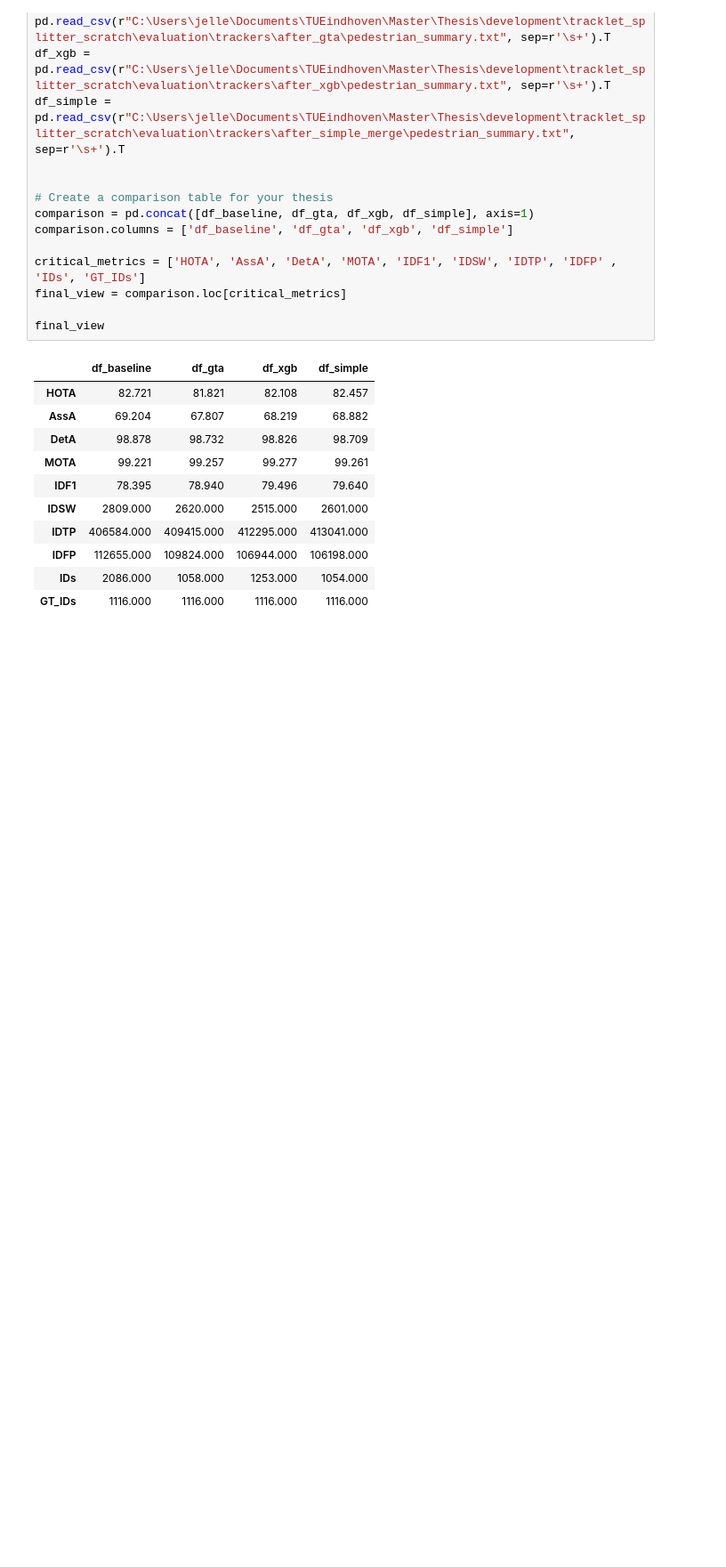
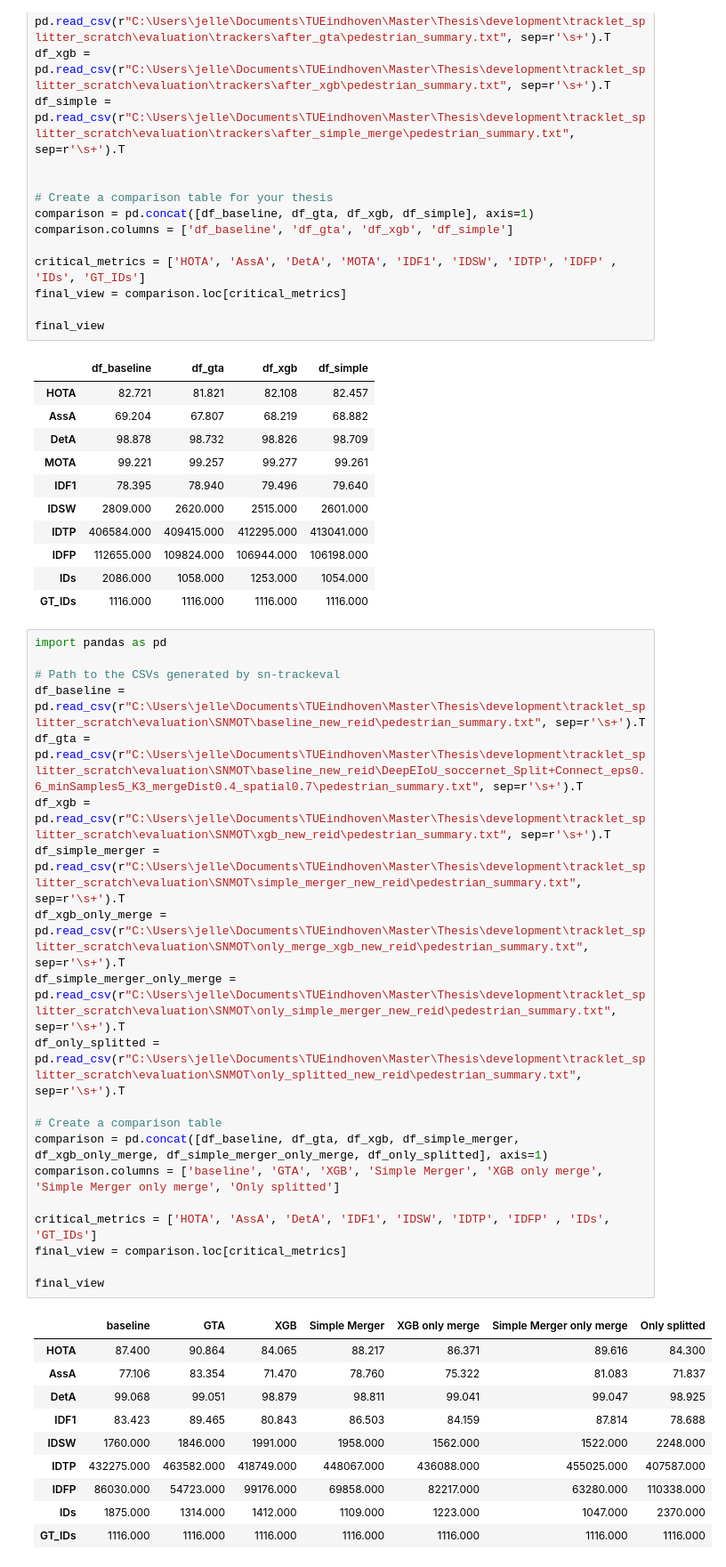
Before and after one commit to Jellevs/football_player_detection_and_tracking, a Jupyter notebook: analyze_results.ipynb, the cells around one changed output. Shown at 89% size. Drawn from its saved outputs; the diff is of its cells as text; blank space fills up the shorter version.

```diff
--- a/analyze_results.ipynb
+++ b/analyze_results.ipynb
@@ -157,3 +157,34 @@ final_view
 | IDFP | 112655.000 | 109824.000 | 106944.000 | 106198.000 |
 | IDs | 2086.000 | 1058.000 | 1253.000 | 1054.000 |
 | GT_IDs | 1116.000 | 1116.000 | 1116.000 | 1116.000 |
+# %%
+import pandas as pd
+
+# Path to the CSVs generated by sn-trackeval
+df_baseline = pd.read_csv(r"C:\Users\jelle\Documents\TUEindhoven\Master\Thesis\development\tracklet_splitter_scratch\evaluation\SNMOT\baseline_new_reid\pedestrian_summary.txt", sep=r'\s+').T
+df_gta = pd.read_csv(r"C:\Users\jelle\Documents\TUEindhoven\Master\Thesis\development\tracklet_splitter_scratch\evaluation\SNMOT\baseline_new_reid\DeepEIoU_soccernet_Split+Connect_eps0.6_minSamples5_K3_mergeDist0.4_spatial0.7\pedestrian_summary.txt", sep=r'\s+').T
+df_xgb = pd.read_csv(r"C:\Users\jelle\Documents\TUEindhoven\Master\Thesis\development\tracklet_splitter_scratch\evaluation\SNMOT\xgb_new_reid\pedestrian_summary.txt", sep=r'\s+').T
+df_simple_merger = pd.read_csv(r"C:\Users\jelle\Documents\TUEindhoven\Master\Thesis\development\tracklet_splitter_scratch\evaluation\SNMOT\simple_merger_new_reid\pedestrian_summary.txt", sep=r'\s+').T
+df_xgb_only_merge = pd.read_csv(r"C:\Users\jelle\Documents\TUEindhoven\Master\Thesis\development\tracklet_splitter_scratch\evaluation\SNMOT\only_merge_xgb_new_reid\pedestrian_summary.txt", sep=r'\s+').T
+df_simple_merger_only_merge = pd.read_csv(r"C:\Users\jelle\Documents\TUEindhoven\Master\Thesis\development\tracklet_splitter_scratch\evaluation\SNMOT\only_simple_merger_new_reid\pedestrian_summary.txt", sep=r'\s+').T
+df_only_splitted = pd.read_csv(r"C:\Users\jelle\Documents\TUEindhoven\Master\Thesis\development\tracklet_splitter_scratch\evaluation\SNMOT\only_splitted_new_reid\pedestrian_summary.txt", sep=r'\s+').T
+
+# Create a comparison table
+comparison = pd.concat([df_baseline, df_gta, df_xgb, df_simple_merger, df_xgb_only_merge, df_simple_merger_only_merge, df_only_splitted], axis=1)
+comparison.columns = ['baseline', 'GTA', 'XGB', 'Simple Merger', 'XGB only merge', 'Simple Merger only merge', 'Only splitted']
+
+critical_metrics = ['HOTA', 'AssA', 'DetA', 'IDF1', 'IDSW', 'IDTP', 'IDFP' , 'IDs', 'GT_IDs']
+final_view = comparison.loc[critical_metrics]
+
+final_view
+# %% [output]
+|  | baseline | GTA | XGB | Simple Merger | XGB only merge | Simple Merger only merge | Only splitted |
+| HOTA | 87.400 | 90.864 | 84.065 | 88.217 | 86.371 | 89.616 | 84.300 |
+| AssA | 77.106 | 83.354 | 71.470 | 78.760 | 75.322 | 81.083 | 71.837 |
+| DetA | 99.068 | 99.051 | 98.879 | 98.811 | 99.041 | 99.047 | 98.925 |
+| IDF1 | 83.423 | 89.465 | 80.843 | 86.503 | 84.159 | 87.814 | 78.688 |
+| IDSW | 1760.000 | 1846.000 | 1991.000 | 1958.000 | 1562.000 | 1522.000 | 2248.000 |
+| IDTP | 432275.000 | 463582.000 | 418749.000 | 448067.000 | 436088.000 | 455025.000 | 407587.000 |
+| IDFP | 86030.000 | 54723.000 | 99176.000 | 69858.000 | 82217.000 | 63280.000 | 110338.000 |
+| IDs | 1875.000 | 1314.000 | 1412.000 | 1109.000 | 1223.000 | 1047.000 | 2370.000 |
+| GT_IDs | 1116.000 | 1116.000 | 1116.000 | 1116.000 | 1116.000 | 1116.000 | 1116.000 |
```
Also changed, not shown: parts of 1 cell of this notebook, 7 other files.
